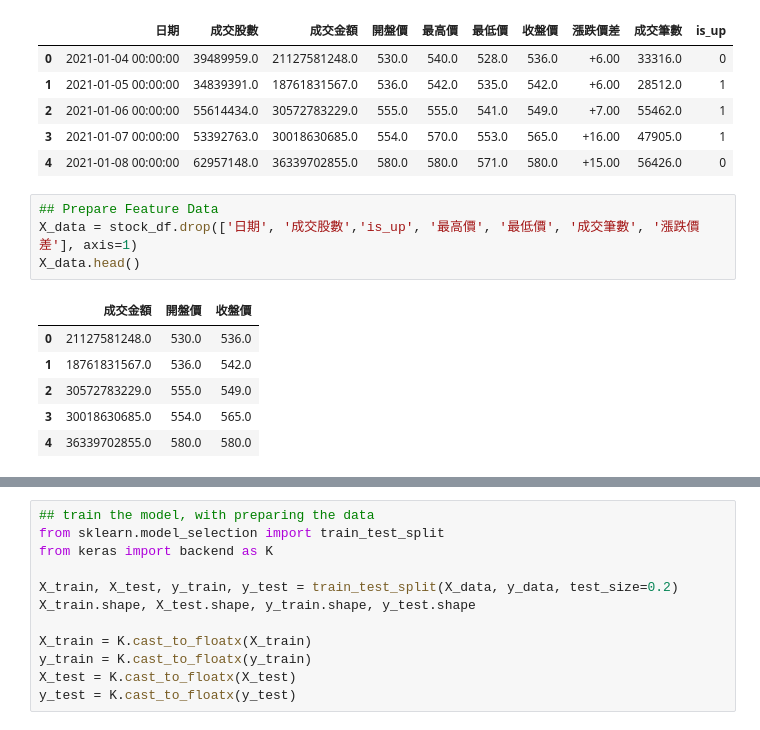
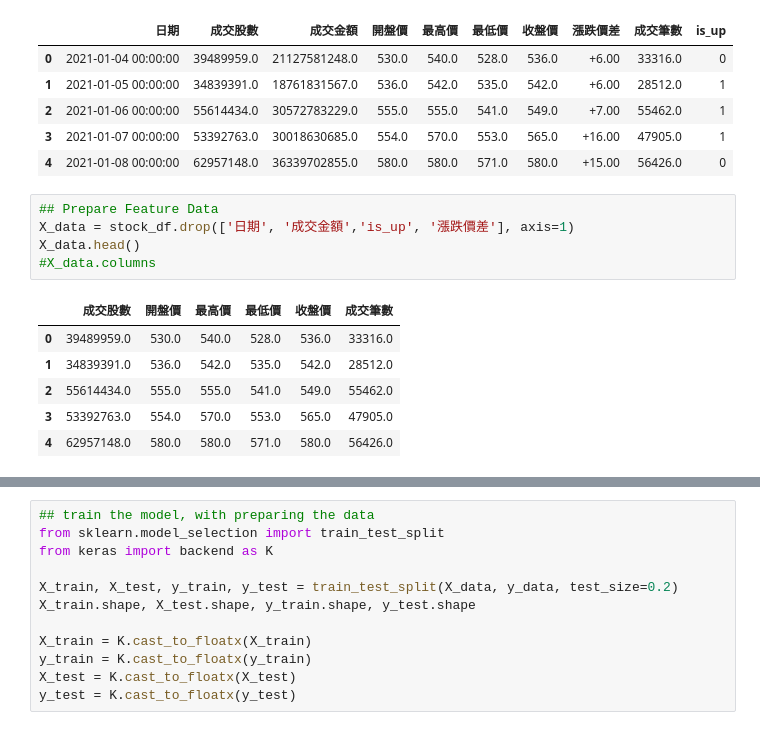
Before and after one commit to TaylorShiehUSI/Github-Colab-test, a Jupyter notebook: 20220814_2230.ipynb, the cells around one changed output, grey strips where cells are left out. Saved outputs shown, nothing was run; the diff lists cells and outputs as text.

```diff
--- a/20220814_2230.ipynb
+++ b/20220814_2230.ipynb
@@ -87,12 +87,13 @@ stock_df.head()
 | 4 | 2021-01-08 00:00:00 | 62957148.0 | 36339702855.0 | 580.0 | 580.0 | 571.0 | 580.0 | +15.00 | 56426.0 | 0 |
 # %%
 ## Prepare Feature Data
-X_data = stock_df.drop(['日期', '成交股數','is_up', '最高價', '最低價', '成交筆數', '漲跌價差'], axis=1)
+X_data = stock_df.drop(['日期', '成交金額','is_up', '漲跌價差'], axis=1)
 X_data.head()
+#X_data.columns
 # %% [output]
-|  | 成交金額 | 開盤價 | 收盤價 |
-| 0 | 21127581248.0 | 530.0 | 536.0 |
-| 1 | 18761831567.0 | 536.0 | 542.0 |
-| 2 | 30572783229.0 | 555.0 | 549.0 |
-| 3 | 30018630685.0 | 554.0 | 565.0 |
-| 4 | 36339702855.0 | 580.0 | 580.0 |
+|  | 成交股數 | 開盤價 | 最高價 | 最低價 | 收盤價 | 成交筆數 |
+| 0 | 39489959.0 | 530.0 | 540.0 | 528.0 | 536.0 | 33316.0 |
+| 1 | 34839391.0 | 536.0 | 542.0 | 535.0 | 542.0 | 28512.0 |
+| 2 | 55614434.0 | 555.0 | 555.0 | 541.0 | 549.0 | 55462.0 |
+| 3 | 53392763.0 | 554.0 | 570.0 | 553.0 | 565.0 | 47905.0 |
+| 4 | 62957148.0 | 580.0 | 580.0 | 571.0 | 580.0 | 56426.0 |
```
Also changed, not shown: parts of 5 cells of this notebook.
